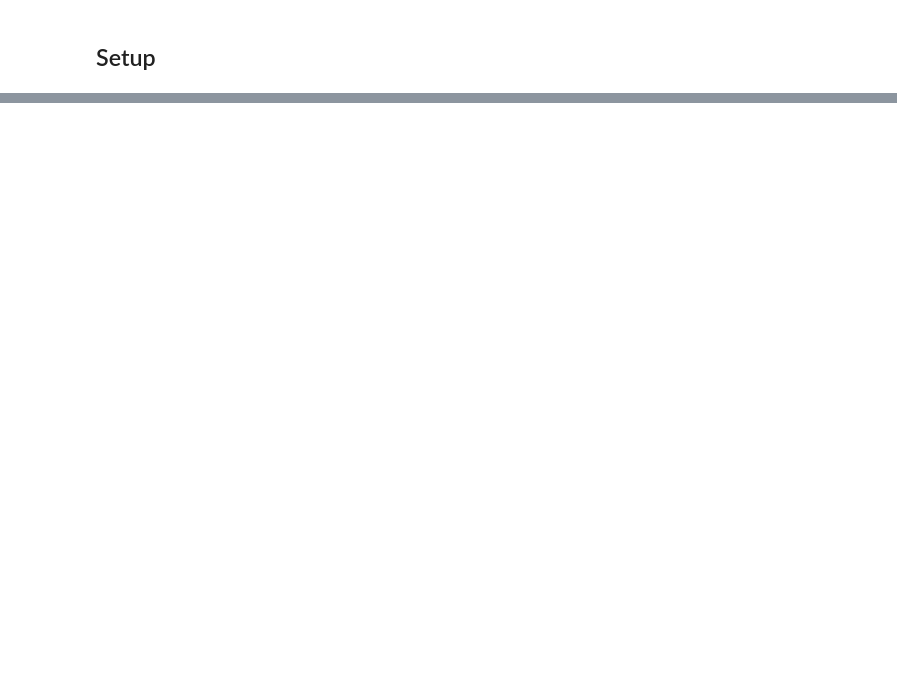
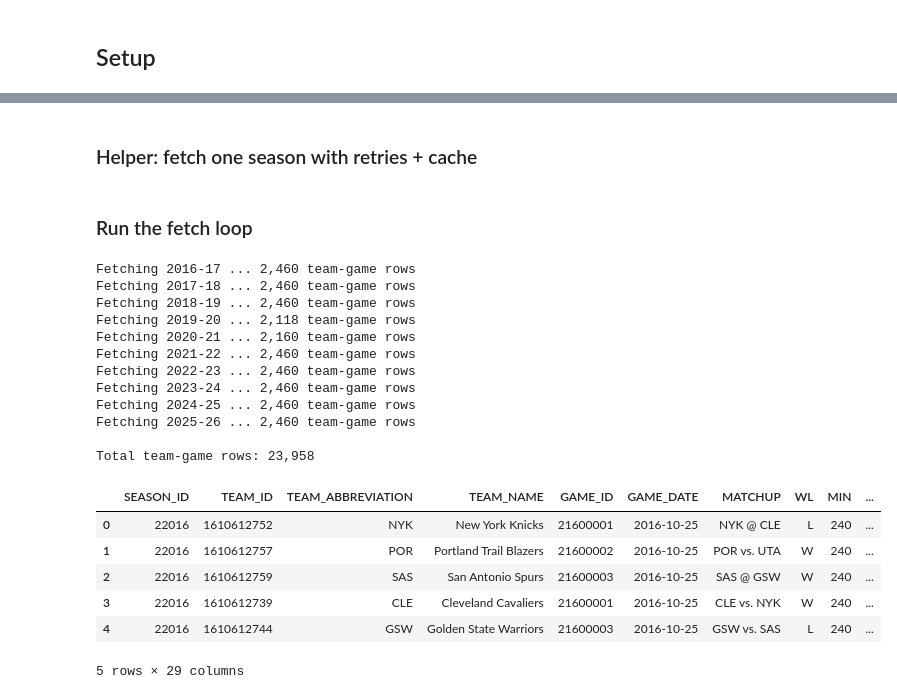
Before and after one commit to fallensnake/IEOR142AProject, a Jupyter notebook: Data/build_dataset.ipynb, the cells around one changed output, grey strips where cells are left out. Drawn from its saved outputs; the diff is of its cells as text; code cells hidden in the pictures; blank space fills up the shorter version.

```diff
--- a/Data/build_dataset.ipynb
+++ b/Data/build_dataset.ipynb
@@ -402,0 +57,65 @@ Train on `matchups.csv`. The first game of each team-season has NaN features —
+# %% [markdown]
+### Helper: fetch one season with retries + cache
+# %%
+def fetch_season(season: str,
+                 season_type: str = SEASON_TYPE,
+                 retries: int = RETRIES,
+                 cache_dir: Path = RAW_DIR) -> pd.DataFrame:
+    """Pull team game logs for a single season. Caches to a CSV in cache_dir."""
+    fname = cache_dir / f"{season}_{season_type.replace(' ', '_')}.csv"
+    if fname.exists():
+        return pd.read_csv(fname)
+
+    last_err = None
+    for attempt in range(1, retries + 1):
+        try:
+            log = leaguegamelog.LeagueGameLog(
+                season=season,
+                season_type_all_star=season_type,
+                player_or_team_abbreviation='T',  # team-level
+                timeout=60,
+            )
+            df = log.get_data_frames()[0]
+            df.to_csv(fname, index=False)
+            return df
+        except Exception as e:
+            last_err = e
+            wait = 5 * attempt
+            print(f"  [{season}] attempt {attempt}/{retries} failed: {e}; "
+                  f"retrying in {wait}s")
+            time.sleep(wait)
+    raise RuntimeError(f"Failed to fetch {season} after {retries} attempts: {last_err}")
+# %% [markdown]
+### Run the fetch loop
+# %%
+raw_frames = []
+for s in SEASONS:
+    print(f"Fetching {s} ...", end=" ", flush=True)
+    df = fetch_season(s)
+    print(f"{len(df):,} team-game rows")
+    raw_frames.append(df)
+    time.sleep(SLEEP_BETWEEN_CALLS)
+
+raw = pd.concat(raw_frames, ignore_index=True)
+print(f"\nTotal team-game rows: {len(raw):,}")
+raw.head()
+# %% [output]
+Fetching 2016-17 ... 2,460 team-game rows
+Fetching 2017-18 ... 2,460 team-game rows
+Fetching 2018-19 ... 2,460 team-game rows
+Fetching 2019-20 ... 2,118 team-game rows
+Fetching 2020-21 ... 2,160 team-game rows
+Fetching 2021-22 ... 2,460 team-game rows
+Fetching 2022-23 ... 2,460 team-game rows
+Fetching 2023-24 ... 2,460 team-game rows
+Fetching 2024-25 ... 2,460 team-game rows
+Fetching 2025-26 ... 2,460 team-game rows
+
+Total team-game rows: 23,958
+|  | SEASON_ID | TEAM_ID | TEAM_ABBREVIATION | TEAM_NAME | GAME_ID | GAME_DATE | MATCHUP | WL | MIN | ... |
+| 0 | 22016 | 1610612752 | NYK | New York Knicks | 21600001 | 2016-10-25 | NYK @ CLE | L | 240 | ... |
+| 1 | 22016 | 1610612757 | POR | Portland Trail Blazers | 21600002 | 2016-10-25 | POR vs. UTA | W | 240 | ... |
+| 2 | 22016 | 1610612759 | SAS | San Antonio Spurs | 21600003 | 2016-10-25 | SAS @ GSW | W | 240 | ... |
+| 3 | 22016 | 1610612739 | CLE | Cleveland Cavaliers | 21600001 | 2016-10-25 | CLE vs. NYK | W | 240 | ... |
+| 4 | 22016 | 1610612744 | GSW | Golden State Warriors | 21600003 | 2016-10-25 | GSW vs. SAS | L | 240 | ... |
+5 rows × 29 columns
```
Also changed, not shown: parts of 41 cells of this notebook, 1 other file.
